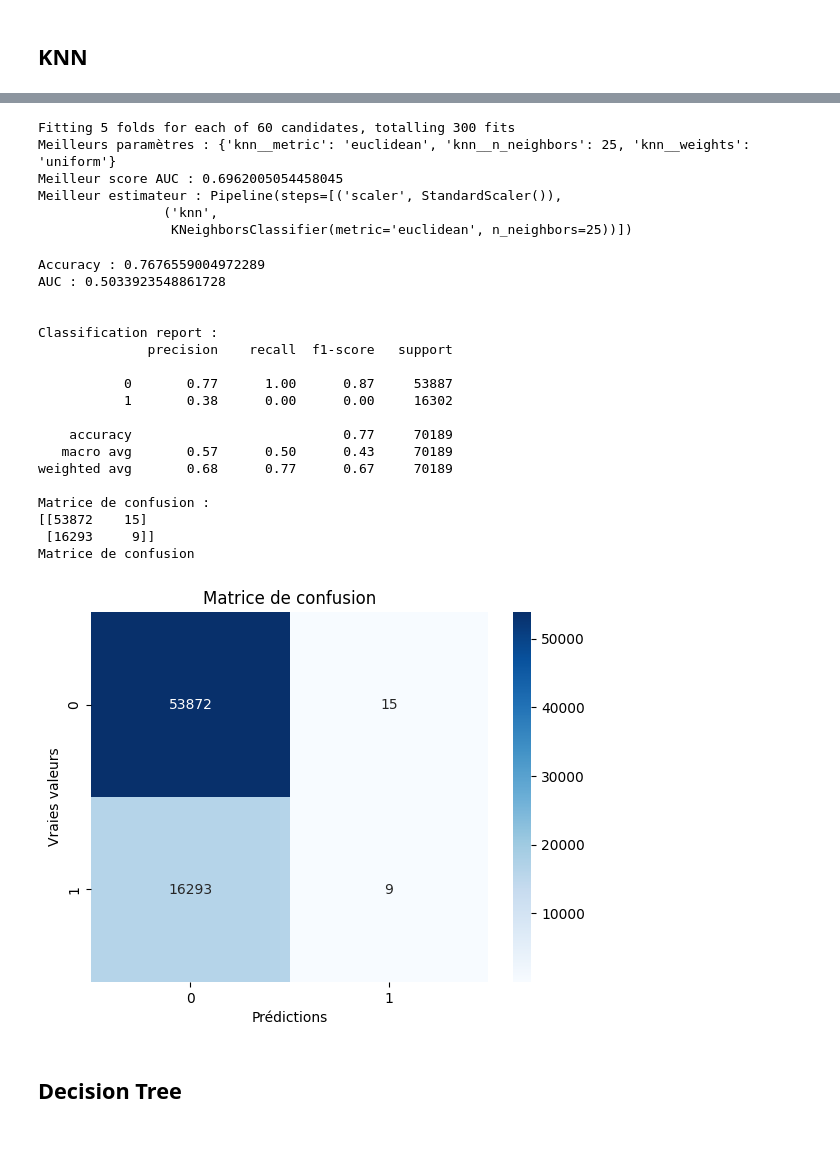
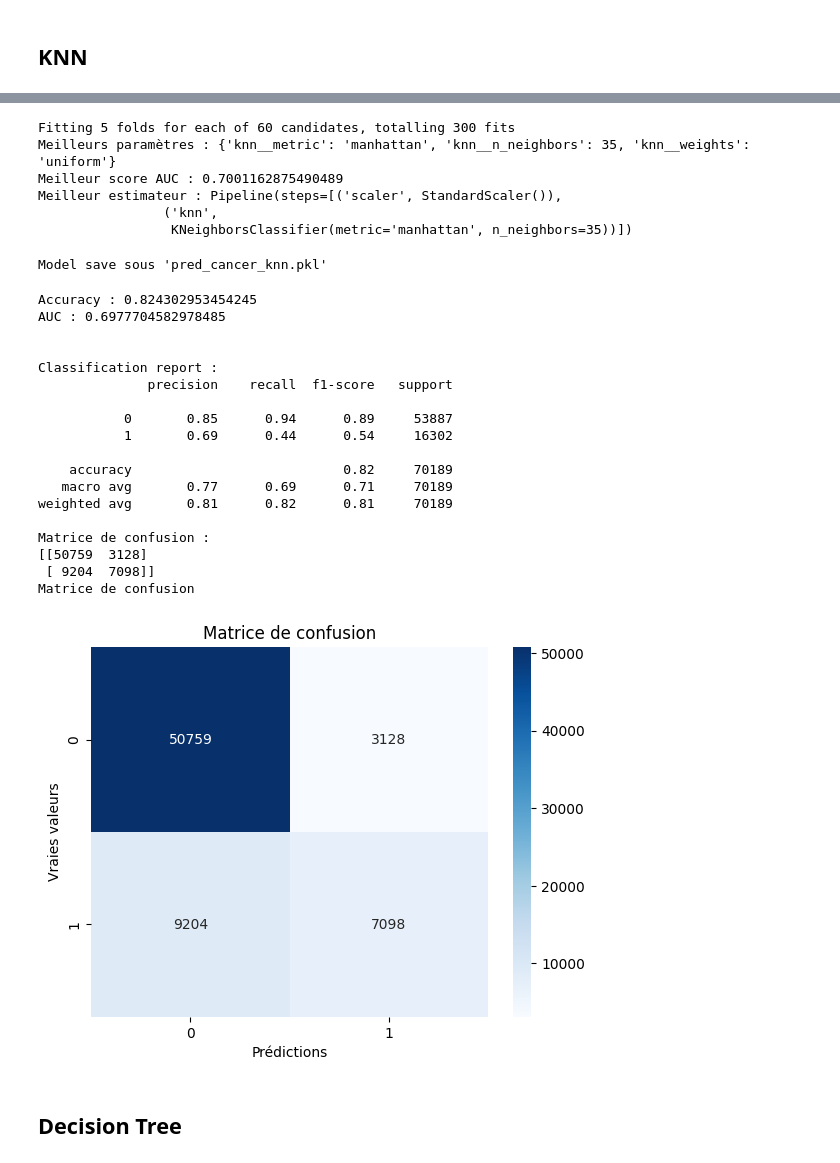
Before and after one commit to Death4Sword/ML_Cancer_Risk_Project, a Jupyter notebook: analyse_predictive.ipynb, the cells around one changed output, grey strips where cells are left out. Drawn from its saved outputs; the diff is of its cells as text; code cells hidden in the pictures.

```diff
--- a/analyse_predictive.ipynb
+++ b/analyse_predictive.ipynb
@@ -9,5 +10,6 @@ from sklearn.preprocessing import OrdinalEncoder, OneHotEncoder
 warnings.simplefilter('ignore')
 # %%
 df = pd.read_csv('thyroid_cancer_risk_data.csv')
+df.drop(columns=['Patient_ID', 'Age', 'Country', 'Ethnicity'], axis=1, inplace=True)
 df.head()
 # %% [output]
@@ -20,6 +22,6 @@ df.head()
 # %%
 ohe_encoding = OneHotEncoder(drop="first", sparse_output=False)
-encoded_cols = ["Gender", "Country", "Ethnicity"]
+encoded_cols = ["Gender"]
 df_ohe_encoding = pd.DataFrame(ohe_encoding.fit_transform(df[encoded_cols]), columns=ohe_encoding.get_feature_names_out(encoded_cols))
 # %%
 ord_encoding = OrdinalEncoder(categories=[['Low', 'Medium', 'High']])
@@ -228,11 +234,12 @@ param_grid = {
     'max_features': ['sqrt', 'log2'],
     }
 
-clf = GridSearchCV(RandomForestClassifier(random_state=42, class_weight='balanced'), param_grid, cv=5, scoring='roc_auc', verbose=1, n_jobs=-1)
-# clf = GridSearchCV(RandomForestClassifier(random_state=42), param_grid, cv=5, scoring='r2', verbose=1, n_jobs=-1)
-clf.fit(X, y)
-print(f'Meilleurs paramètres : {clf.best_params_}')
-print(f'Meilleur score AUC : {clf.best_score_}')
-print(f'Meilleur estimateur : {clf.best_estimator_}')
+clf_random_f = GridSearchCV(RandomForestClassifier(random_state=42, class_weight='balanced_subsample'), param_grid, cv=5, scoring='roc_auc', verbose=1, n_jobs=-1)
+
+clf_random_f.fit(X_train, y_train)
+
+print(f'Meilleurs paramètres : {clf_random_f.best_params_}')
+print(f'Meilleur score AUC : {clf_random_f.best_score_}')
+print(f'Meilleur estimateur : {clf_random_f.best_estimator_}')
 # %% [output]
 Fitting 5 folds for each of 72 candidates, totalling 360 fits
@@ -311,59 +400,64 @@ param_grid = {
     'knn__metric': ['euclidean', 'manhattan', 'minkowski']
 }
 
-clf = GridSearchCV(pipeline, param_grid, cv=5, scoring='roc_auc', verbose=1, n_jobs=-1)
-clf.fit(X_train, y_train)
+clf_knn = GridSearchCV(pipeline, param_grid, cv=5, scoring='roc_auc', verbose=1, n_jobs=-1)
+clf_knn.fit(X_train, y_train)
 
-print(f'Meilleurs paramètres : {clf.best_params_}')
-print(f'Meilleur score AUC : {clf.best_score_}')
-print(f'Meilleur estimateur : {clf.best_estimator_}')
+print(f'Meilleurs paramètres : {clf_knn.best_params_}')
+print(f'Meilleur score AUC : {clf_knn.best_score_}')
+print(f'Meilleur estimateur : {clf_knn.best_estimator_}')
 # %% [output]
 Fitting 5 folds for each of 60 candidates, totalling 300 fits
-Meilleurs paramètres : {'knn__metric': 'euclidean', 'knn__n_neighbors': 25, 'knn__weights': 'uniform'}
-Meilleur score AUC : 0.6962005054458045
+Meilleurs paramètres : {'knn__metric': 'manhattan', 'knn__n_neighbors': 35, 'knn__weights': 'uniform'}
+Meilleur score AUC : 0.7001162875490489
 Meilleur estimateur : Pipeline(steps=[('scaler', StandardScaler()),
                 ('knn',
-                 KNeighborsClassifier(metric='euclidean', n_neighbors=25))])
+                 KNeighborsClassifier(metric='manhattan', n_neighbors=35))])
+# %%
+joblib.dump(clf_knn.best_estimator_, 'pred_cancer_knn.joblib')
+print("Model save sous 'pred_cancer_knn.pkl'")
+# %% [output]
+Model save sous 'pred_cancer_knn.pkl'
 # %%
-model = clf.best_estimator_
+model_knn = clf_knn.best_estimator_
 
-y_pred = model.predict(X_test)
-y_proba = model.predict_proba(X_test)[:,1]
+y_pred_knn = model_knn.predict(X_test)
+y_proba_knn = model_knn.predict_proba(X_test)[:,1]
 
-print(f'Accuracy : {accuracy_score(y_test, y_pred)}')
-print(f'AUC : {roc_auc_score(y_test, y_proba)}')
-print(f'\n\nClassification report : \n{classification_report(y_test, y_pred)}')
-print(f'Matrice de confusion : \n{confusion_matrix(y_test, y_pred)}')
+print(f'Accuracy : {accuracy_score(y_test, y_pred_knn)}')
+print(f'AUC : {roc_auc_score(y_test, y_proba_knn)}')
+print(f'\n\nClassification report : \n{classification_report(y_test, y_pred_knn)}')
+print(f'Matrice de confusion : \n{confusion_matrix(y_test, y_pred_knn)}')
 
 print(f'Matrice de confusion')
-confusion_matrix_graph = confusion_matrix(y_test, y_pred)
+confusion_matrix_graph = confusion_matrix(y_test, y_pred_knn)
 sns.heatmap(confusion_matrix_graph, annot=True, fmt='d', cmap="Blues")
 plt.xlabel("Prédictions")
 plt.ylabel("Vraies valeurs")
 plt.title("Matrice de confusion")
 plt.show()
 
 # print(f'Matrice de confusion : \n{confusion_matrix(y_test, y_pred)}')
 # %% [output]
-Accuracy : 0.7676559004972289
-AUC : 0.5033923548861728
+Accuracy : 0.824302953454245
+AUC : 0.6977704582978485
 
 
 Classification report :
               precision    recall  f1-score   support
 
-           0       0.77      1.00      0.87     53887
-           1       0.38      0.00      0.00     16302
+           0       0.85      0.94      0.89     53887
+           1       0.69      0.44      0.54     16302
 
-    accuracy                           0.77     70189
-   macro avg       0.57      0.50      0.43     70189
-weighted avg       0.68      0.77      0.67     70189
+    accuracy                           0.82     70189
+   macro avg       0.77      0.69      0.71     70189
+weighted avg       0.81      0.82      0.81     70189
 
 Matrice de confusion :
-[[53872    15]
- [16293     9]]
+[[50759  3128]
+ [ 9204  7098]]
 Matrice de confusion
-[figure, old version]
+[figure, new version]
 # %% [markdown]
 ## Decision Tree
 # %%
```
Also changed, not shown: parts of 30 cells of this notebook, 5 other files.
